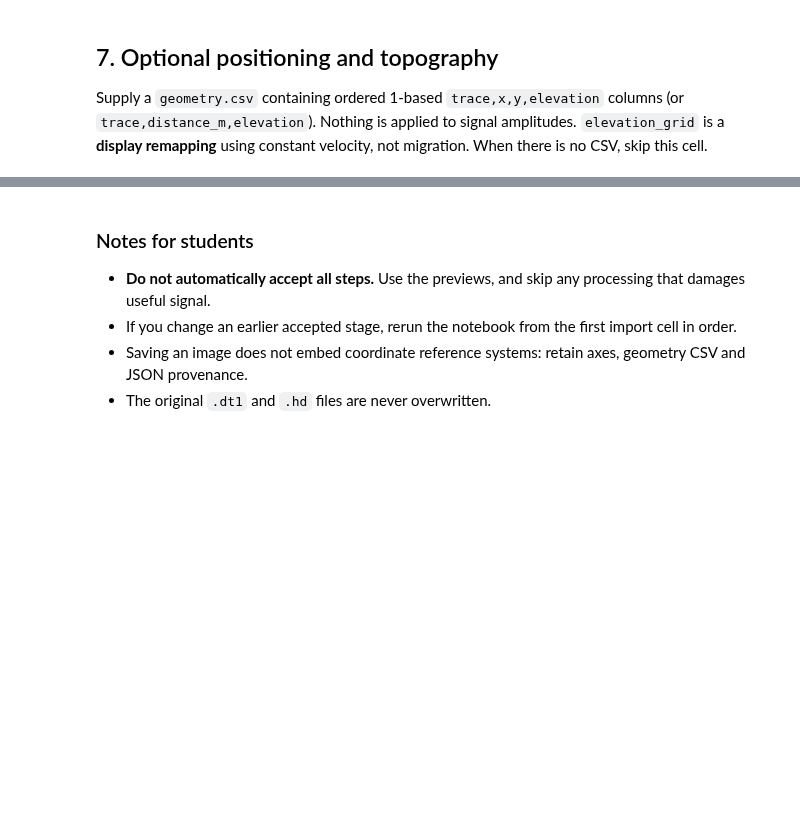
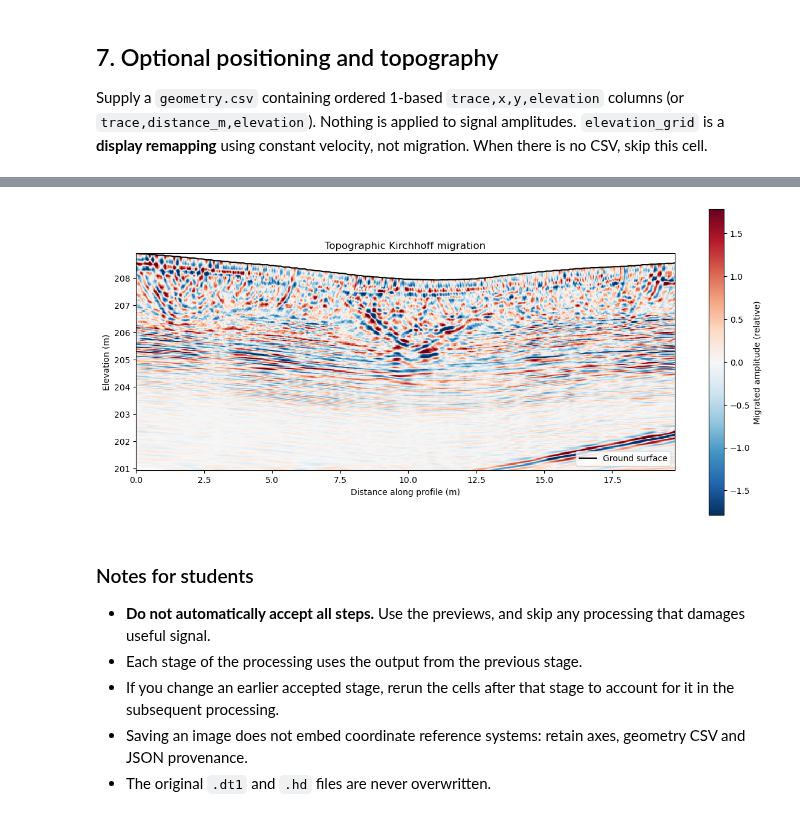
Before and after one commit to stefanazzz/Geophys3.5, a Jupyter notebook: GPR/GPR123.ipynb, the cells around one changed output, grey strips where cells are left out. Cells and saved outputs as stored; diff of their text form; code cells hidden in the pictures; blank space fills up the shorter version.

```diff
--- a/GPR/GPR123.ipynb
+++ b/GPR/GPR123.ipynb
@@ -179,39 +207,42 @@ tx_rx_sep_m = 0.5
 
 # Perform migration
 x_mig, z_mig, migrated = migrate_topography(
-    gpr_current,
+    gpr_gain,
     geometry,
     velocity_m_ns=velocity_m_ns,
-    max_depth_m=5.0,
+    max_depth_m=7.0,
     dx_m=0.025,
     dz_m=0.025,
     aperture_m=aperture_m,
     tx_rx_sep_m=tx_rx_sep_m
 )
 
 # Display migrated section
 fig, ax = plot_migrated_topography(
     x_mig,
     z_mig,
     migrated,
     ground_distance_m=geometry["distance_m"],
     ground_elevation_m=geometry["elevation_m"],
     title="Topographic Kirchhoff migration"
 )
 # Maintain a consistent physical aspect ratio.
 vertical_exaggeration = 1.0  # 1.0 is no exaggeration
 
 ax.set_aspect(
     vertical_exaggeration,
     adjustable="box"
 )
 
 plt.show()
 
 plt.close(fig)
+# %% [output]
+[figure, added]
 # %% [markdown]
 ### Notes for students
 - **Do not automatically accept all steps.** Use the previews, and skip any processing that damages useful signal.
-- If you change an earlier accepted stage, rerun the notebook from the first import cell in order.
+- Each stage of the processing uses the output from the previous stage.
+- If you change an earlier accepted stage, rerun the cells after that stage to account for it in the subsequent processing.
 - Saving an image does not embed coordinate reference systems: retain axes, geometry CSV and JSON provenance.
 - The original `.dt1` and `.hd` files are never overwritten.
```
Also changed, not shown: parts of 22 cells of this notebook, 7 other files.
